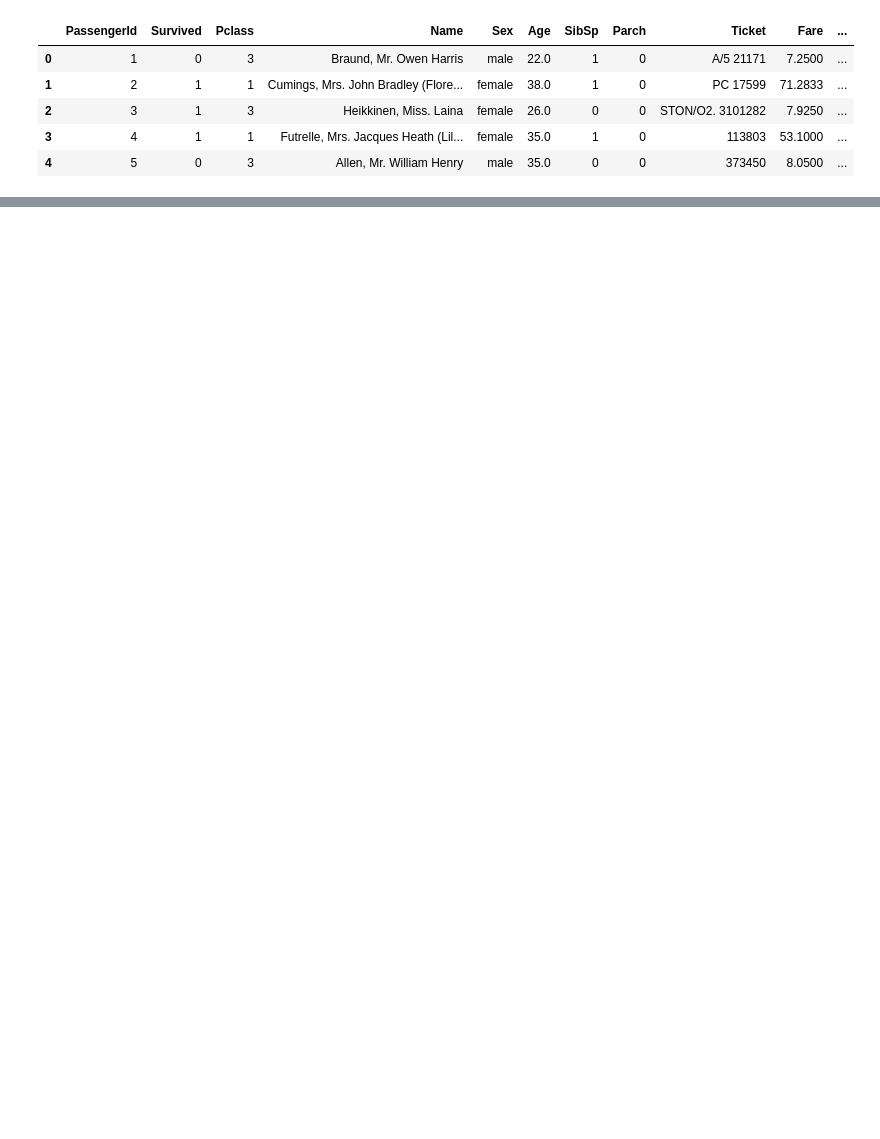
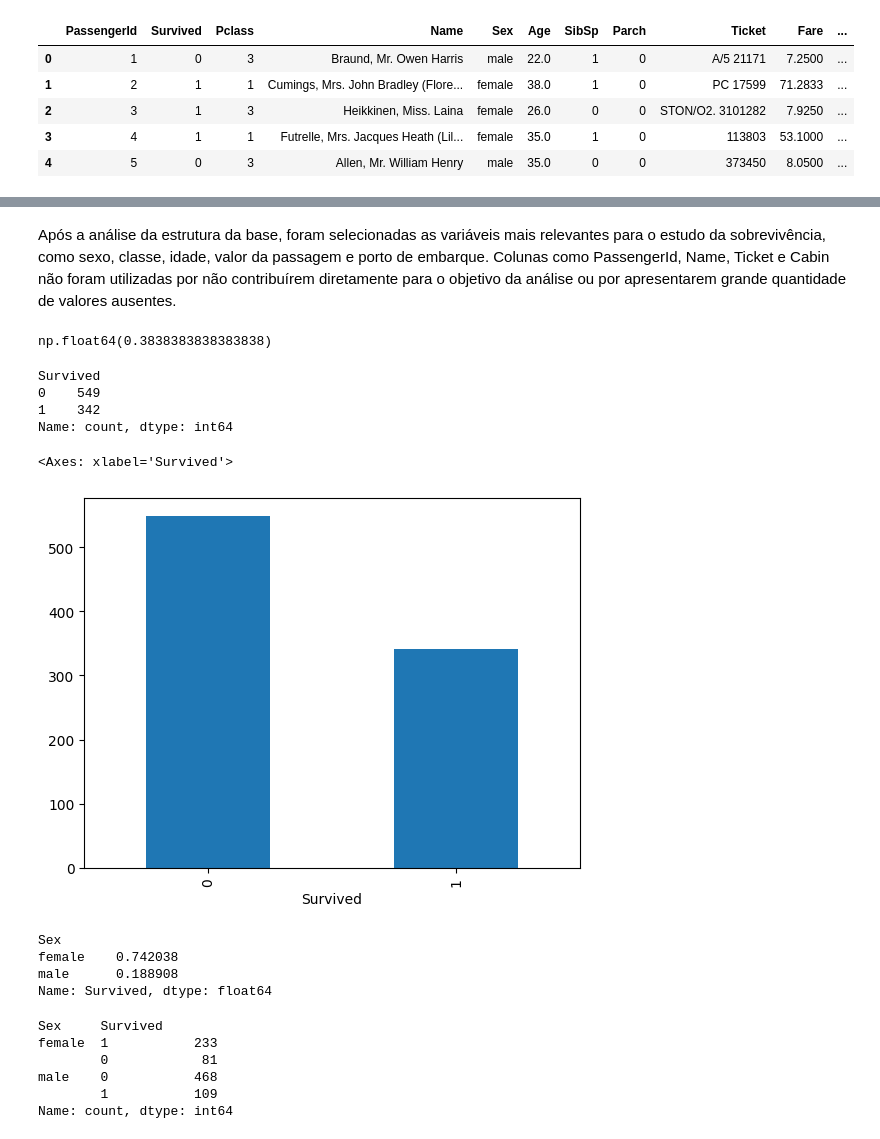
Before and after one commit to Lethiciasr/TITANIC---An-lise-de-dados, a Jupyter notebook: main.ipynb, the cells around one changed output, grey strips where cells are left out. Cells and saved outputs as stored; diff of their text form; code cells hidden in the pictures; blank space fills up the shorter version.

```diff
--- a/main.ipynb
+++ b/main.ipynb
@@ -60,0 +65,36 @@ df.info
+# %% [markdown]
+Após a análise da estrutura da base, foram selecionadas as variáveis mais relevantes para o estudo da sobrevivência, como sexo, classe, idade, valor da passagem e porto de embarque. Colunas como PassengerId, Name, Ticket e Cabin não foram utilizadas por não contribuírem diretamente para o objetivo da análise ou por apresentarem grande quantidade de valores ausentes.
+# %%
+df["Survived"].mean()
+# %% [output]
+np.float64(0.3838383838383838)
+# %%
+df["Survived"].value_counts()
+# %% [output]
+Survived
+0    549
+1    342
+Name: count, dtype: int64
+# %%
+sobreviventes = df["Survived"].value_counts()
+# %%
+sobreviventes.plot(kind='bar')
+# %% [output]
+<Axes: xlabel='Survived'>
+[figure, added]
+# %%
+df.groupby("Sex")["Survived"].mean()
+# %% [output]
+Sex
+female    0.742038
+male      0.188908
+Name: Survived, dtype: float64
+# %%
+df.groupby("Sex")["Survived"].value_counts()
+# %% [output]
+Sex     Survived
+female  1           233
+        0            81
+male    0           468
+        1           109
+Name: count, dtype: int64
```
Also changed, not shown: parts of 35 cells of this notebook.
